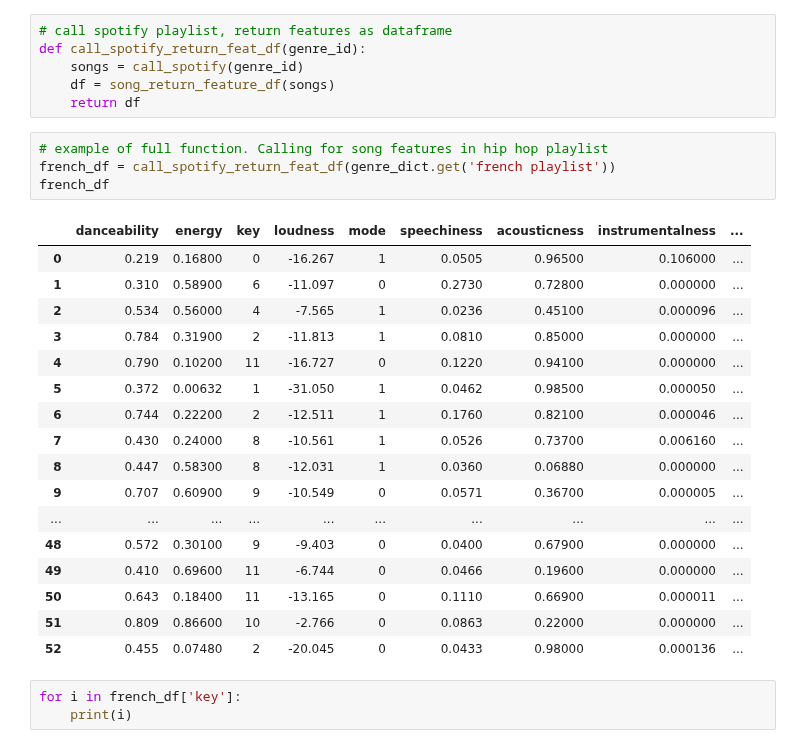
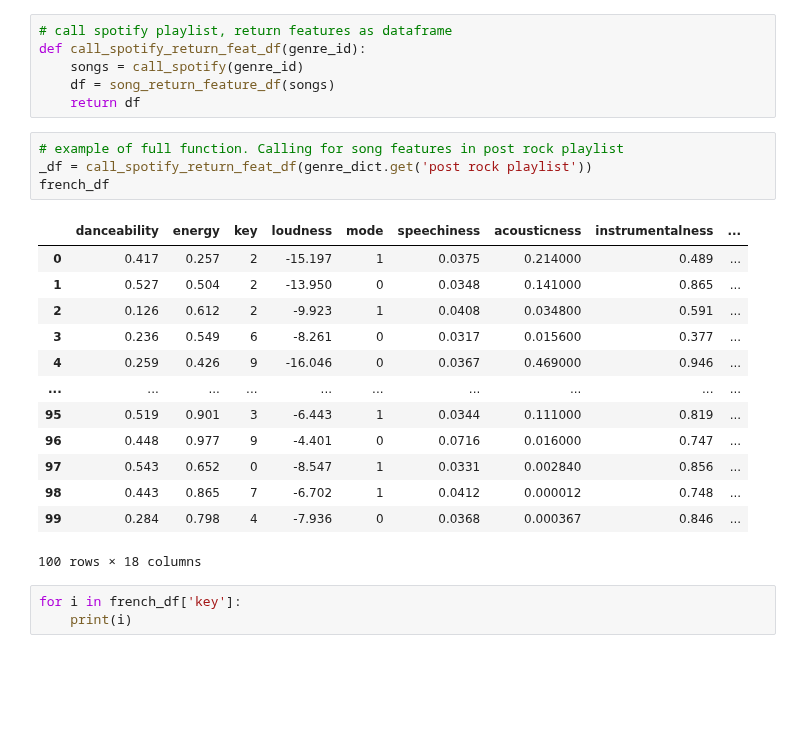
Before and after one commit to FinchMF/Classification_Models, a Jupyter notebook: Gathering_Data.ipynb, the cells around one changed output. Drawn from its saved outputs; the diff is of its cells as text; blank space fills up the shorter version.

```diff
--- a/Gathering_Data.ipynb
+++ b/Gathering_Data.ipynb
@@ -225,27 +225,23 @@ def call_spotify_return_feat_df(genre_id):
     df = song_return_feature_df(songs)
     return df
 # %%
-# example of full function. Calling for song features in hip hop playlist
-french_df = call_spotify_return_feat_df(genre_dict.get('french playlist'))
+# example of full function. Calling for song features in post rock playlist
+_df = call_spotify_return_feat_df(genre_dict.get('post rock playlist'))
 french_df
 # %% [output]
 |  | danceability | energy | key | loudness | mode | speechiness | acousticness | instrumentalness | ... |
-| 0 | 0.219 | 0.16800 | 0 | -16.267 | 1 | 0.0505 | 0.96500 | 0.106000 | ... |
-| 1 | 0.310 | 0.58900 | 6 | -11.097 | 0 | 0.2730 | 0.72800 | 0.000000 | ... |
-| 2 | 0.534 | 0.56000 | 4 | -7.565 | 1 | 0.0236 | 0.45100 | 0.000096 | ... |
-| 3 | 0.784 | 0.31900 | 2 | -11.813 | 1 | 0.0810 | 0.85000 | 0.000000 | ... |
-| 4 | 0.790 | 0.10200 | 11 | -16.727 | 0 | 0.1220 | 0.94100 | 0.000000 | ... |
-| 5 | 0.372 | 0.00632 | 1 | -31.050 | 1 | 0.0462 | 0.98500 | 0.000050 | ... |
-| 6 | 0.744 | 0.22200 | 2 | -12.511 | 1 | 0.1760 | 0.82100 | 0.000046 | ... |
-| 7 | 0.430 | 0.24000 | 8 | -10.561 | 1 | 0.0526 | 0.73700 | 0.006160 | ... |
-| 8 | 0.447 | 0.58300 | 8 | -12.031 | 1 | 0.0360 | 0.06880 | 0.000000 | ... |
-| 9 | 0.707 | 0.60900 | 9 | -10.549 | 0 | 0.0571 | 0.36700 | 0.000005 | ... |
+| 0 | 0.417 | 0.257 | 2 | -15.197 | 1 | 0.0375 | 0.214000 | 0.489 | ... |
+| 1 | 0.527 | 0.504 | 2 | -13.950 | 0 | 0.0348 | 0.141000 | 0.865 | ... |
+| 2 | 0.126 | 0.612 | 2 | -9.923 | 1 | 0.0408 | 0.034800 | 0.591 | ... |
+| 3 | 0.236 | 0.549 | 6 | -8.261 | 0 | 0.0317 | 0.015600 | 0.377 | ... |
+| 4 | 0.259 | 0.426 | 9 | -16.046 | 0 | 0.0367 | 0.469000 | 0.946 | ... |
 | ... | ... | ... | ... | ... | ... | ... | ... | ... | ... |
-| 48 | 0.572 | 0.30100 | 9 | -9.403 | 0 | 0.0400 | 0.67900 | 0.000000 | ... |
-| 49 | 0.410 | 0.69600 | 11 | -6.744 | 0 | 0.0466 | 0.19600 | 0.000000 | ... |
-| 50 | 0.643 | 0.18400 | 11 | -13.165 | 0 | 0.1110 | 0.66900 | 0.000011 | ... |
-| 51 | 0.809 | 0.86600 | 10 | -2.766 | 0 | 0.0863 | 0.22000 | 0.000000 | ... |
-| 52 | 0.455 | 0.07480 | 2 | -20.045 | 0 | 0.0433 | 0.98000 | 0.000136 | ... |
+| 95 | 0.519 | 0.901 | 3 | -6.443 | 1 | 0.0344 | 0.111000 | 0.819 | ... |
+| 96 | 0.448 | 0.977 | 9 | -4.401 | 0 | 0.0716 | 0.016000 | 0.747 | ... |
+| 97 | 0.543 | 0.652 | 0 | -8.547 | 1 | 0.0331 | 0.002840 | 0.856 | ... |
+| 98 | 0.443 | 0.865 | 7 | -6.702 | 1 | 0.0412 | 0.000012 | 0.748 | ... |
+| 99 | 0.284 | 0.798 | 4 | -7.936 | 0 | 0.0368 | 0.000367 | 0.846 | ... |
+100 rows × 18 columns
 # %%
 for i in french_df['key']:
     print(i)
```
Also changed, not shown: parts of 1 cell of this notebook.
